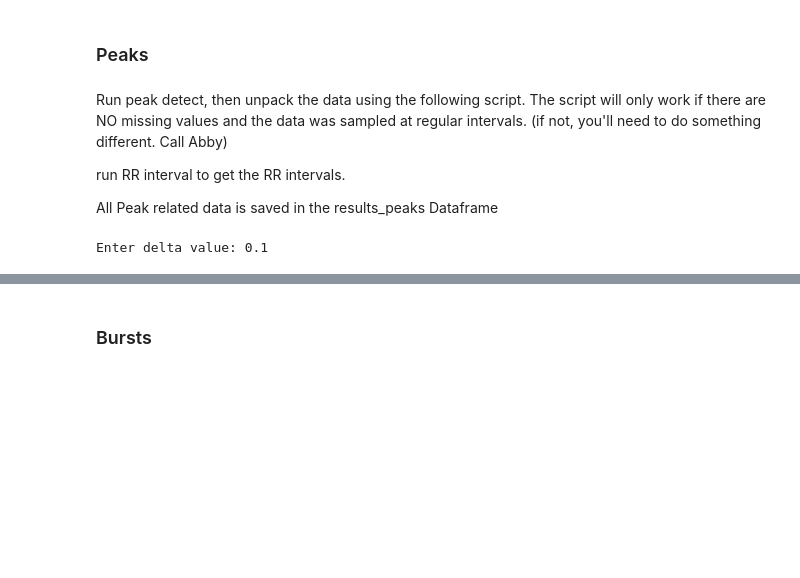
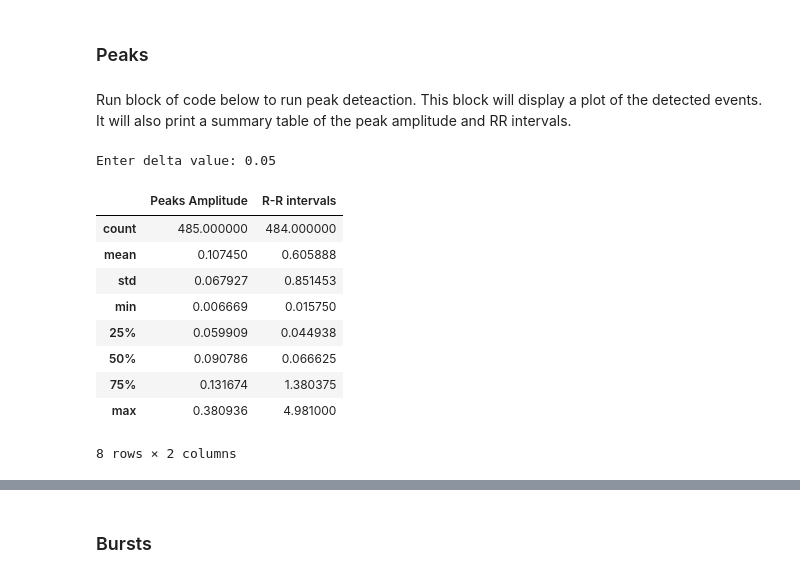
Before and after one commit to drcgw/bass, a Jupyter notebook: SWAN.ipynb, the cells around one changed output, grey strips where cells are left out. Cells and saved outputs as stored; diff of their text form; code cells hidden in the pictures; blank space fills up the shorter version.

Commit message:
peakdet wrapper
cleaned up the peaked wrapper. all code now in the code block. changed
instructions in the description.

#16683064947992

```diff
--- a/SWAN.ipynb
+++ b/SWAN.ipynb
@@ -688,50 +725,21 @@ Run data trasnformation.
 data_trans, data_shift, base = transformation(data, settings)
 # %% [markdown]
 ### Peaks
-# %% [markdown]
-Run peak detect, then unpack the data using the following script. The script will only work if there are NO missing values and the data was sampled at regular intervals. (if not, you'll need to do something different. Call Abby)
-
-run RR interval to get the RR intervals.
-
-All Peak related data is saved in the results_peaks Dataframe
-# %%
-def event_peakdet(data_trans):
-    '''
-    updated peakdet. automatically asks for delta, stores results, and displays graph.
-    '''
-    delta = raw_input("Enter delta value: ")
-    delta = float(delta)
-
-    maxtab, mintab = peakdet(data_trans, delta, None)
-
-    maxtab = np.array(maxtab)
-    maxptime = maxtab[:,0] #all of the rows and only the first column are time
-
-    maxptime_true = (np.multiply(maxptime,rate) + time[0]) #get the real time for each R peak
-
-    maxpeaks = maxtab[:,1]
-    maxpeaks = (np.subtract(maxpeaks,base))
-
-    RR = rrinterval(maxptime_true)
-    RR.append(NaN)
-    results_peaks = DataFrame({'Peaks Amplitude':maxpeaks}, index=maxptime_true)
-    results_peaks['R-R intervals'] = RR
-
-    results_peaks_sum = results_peaks.describe()
-    return results_peaks, results_peaks_sum, maxpeaks, maxptime_true
-
-def peak_plot(time,data_shift,maxptime_true,maxpeaks):
-
-    plt.plot(time, data_shift, 'k')
-    plt.xlabel('time')
-    plt.ylabel('amp')
-    plt.plot(maxptime_true,maxpeaks, marker = "^", color="g", linestyle= "None")
-    plt.title('Peak Detection')
-
-    plt.show()
+# %% [markdown]
+Run block of code below to run peak deteaction. This block will display a plot of the detected events. It will also print a summary table of the peak amplitude and RR intervals.
 # %%
-results_peaks, results_peaks_sum, maxpeaks, maxptime_true = event_peakdet(data_trans)
+results_peaks, results_peaks_sum, maxpeaks, maxptime = event_peakdet(data_trans,rate,base)
+peak_plot(time,data_shift,maxptime,maxpeaks)
 results_peaks_sum
-peak_plot(t)
 # %% [output]
-Enter delta value: 0.1
+Enter delta value: 0.05
+|  | Peaks Amplitude | R-R intervals |
+| count | 485.000000 | 484.000000 |
+| mean | 0.107450 | 0.605888 |
+| std | 0.067927 | 0.851453 |
+| min | 0.006669 | 0.015750 |
+| 25% | 0.059909 | 0.044938 |
+| 50% | 0.090786 | 0.066625 |
+| 75% | 0.131674 | 1.380375 |
+| max | 0.380936 | 4.981000 |
+8 rows × 2 columns
```
Also changed, not shown: parts of 4 cells of this notebook.
